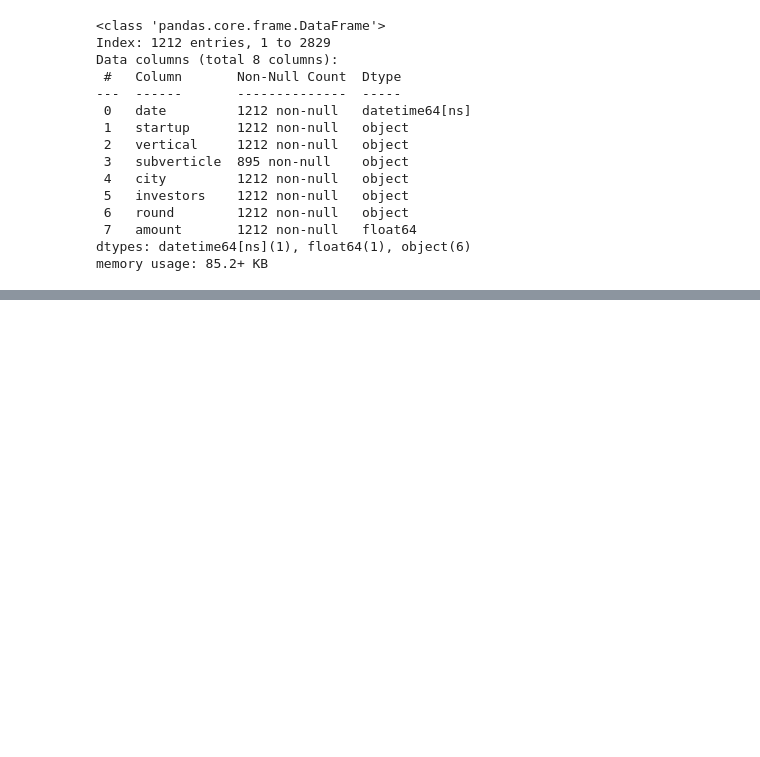
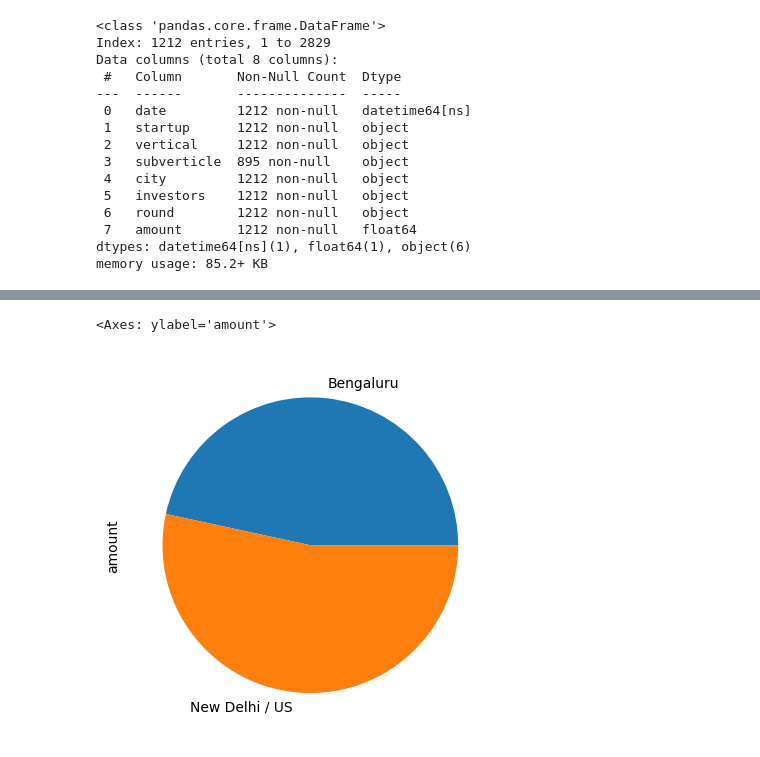
Before and after one commit to Archit-Shelar11/Startup_Analytics_Streamlit, a Jupyter notebook: cleaning.ipynb, the cells around one changed output, grey strips where cells are left out. Saved outputs shown, nothing was run; the diff lists cells and outputs as text; code cells hidden in the pictures; blank space fills up the shorter version.

```diff
--- a/cleaning.ipynb
+++ b/cleaning.ipynb
@@ -236,0 +276,5 @@ df.to_csv('startup_funding_clean.csv')
+# %%
+df[df['investors'].str.contains('ChrysCapital')].groupby('city')['amount'].sum().plot(kind='pie')
+# %% [output]
+<Axes: ylabel='amount'>
+[figure, added]
```
Also changed, not shown: parts of 8 cells of this notebook, 1 other file.
